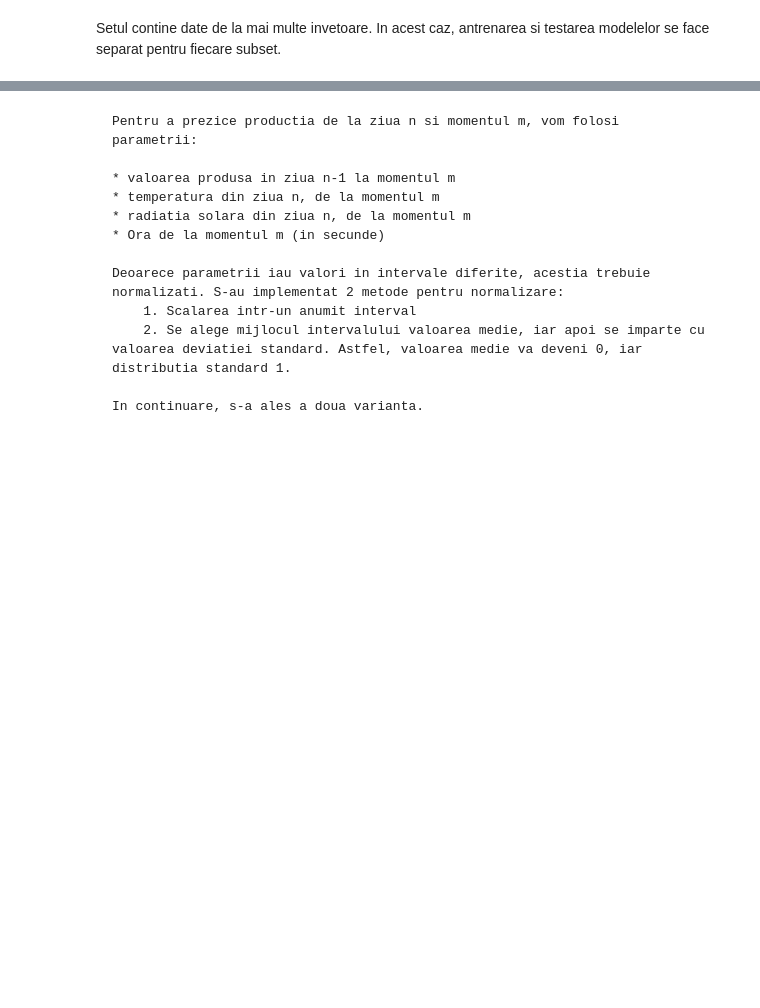
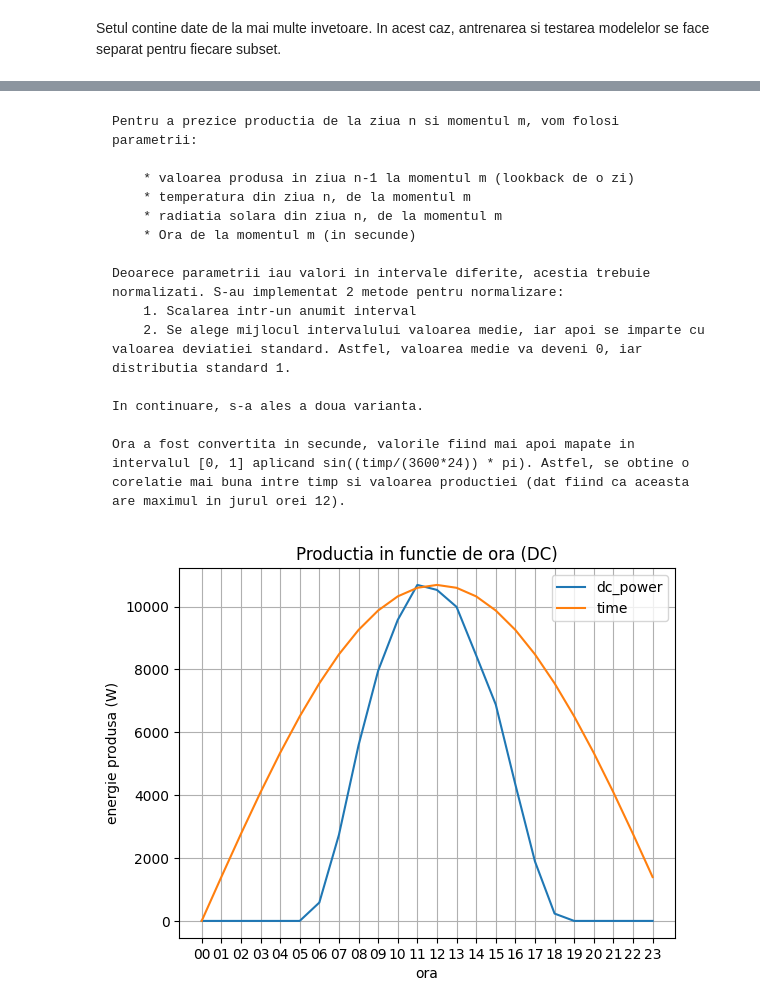
Before and after one commit to CiprianRegus/solar, a Jupyter notebook: Untitled.ipynb, the cells around one changed output, grey strips where cells are left out. Cells and saved outputs as stored; diff of their text form; code cells hidden in the pictures; blank space fills up the shorter version.

```diff
--- a/Untitled.ipynb
+++ b/Untitled.ipynb
@@ -202,16 +227,28 @@ ax.grid()
 # %% [markdown]
     Pentru a prezice productia de la ziua n si momentul m, vom folosi parametrii:
 
-    * valoarea produsa in ziua n-1 la momentul m
-    * temperatura din ziua n, de la momentul m
-    * radiatia solara din ziua n, de la momentul m
-    * Ora de la momentul m (in secunde)
+        * valoarea produsa in ziua n-1 la momentul m (lookback de o zi)
+        * temperatura din ziua n, de la momentul m
+        * radiatia solara din ziua n, de la momentul m
+        * Ora de la momentul m (in secunde)
 
     Deoarece parametrii iau valori in intervale diferite, acestia trebuie normalizati. S-au implementat 2 metode pentru normalizare:
         1. Scalarea intr-un anumit interval
         2. Se alege mijlocul intervalului valoarea medie, iar apoi se imparte cu valoarea deviatiei standard. Astfel, valoarea medie va deveni 0, iar distributia standard 1.
 
     In continuare, s-a ales a doua varianta.
+
+    Ora a fost convertita in secunde, valorile fiind mai apoi mapate in intervalul [0, 1] aplicand sin((timp/(3600*24)) * pi). Astfel, se obtine o corelatie mai buna intre timp si valoarea productiei (dat fiind ca aceasta are maximul in jurul orei 12).
+# %%
+fig, ax = plt.subplots()
+ax.plot(production.keys(), production.values(), label='dc_power')
+ax.plot([e for e in range(0, 24)], [max_production * math.sin((e / (3600 * 24)) * math.pi) for e in range(0, 24 * 3600, 3600)], label='time')
+#ax.plot([e for e in range(0, 24)], [e * 3600 for e in range(0, 24)])
+ax.set(xlabel='ora', ylabel='energie produsa (W)', title='Productia in functie de ora (DC)')
+ax.legend()
+ax.grid()
+# %% [output]
+[figure, added]
 # %%
 main.run_linear_regression(x_train, y_train, x_test, y_test)
 # %% [output]
```
Also changed, not shown: parts of 15 cells of this notebook, 21 other files.
